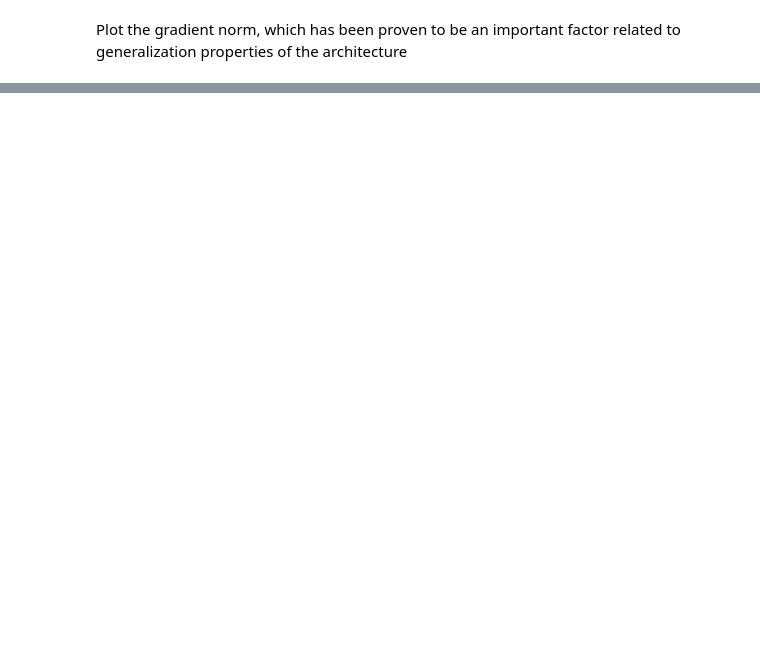
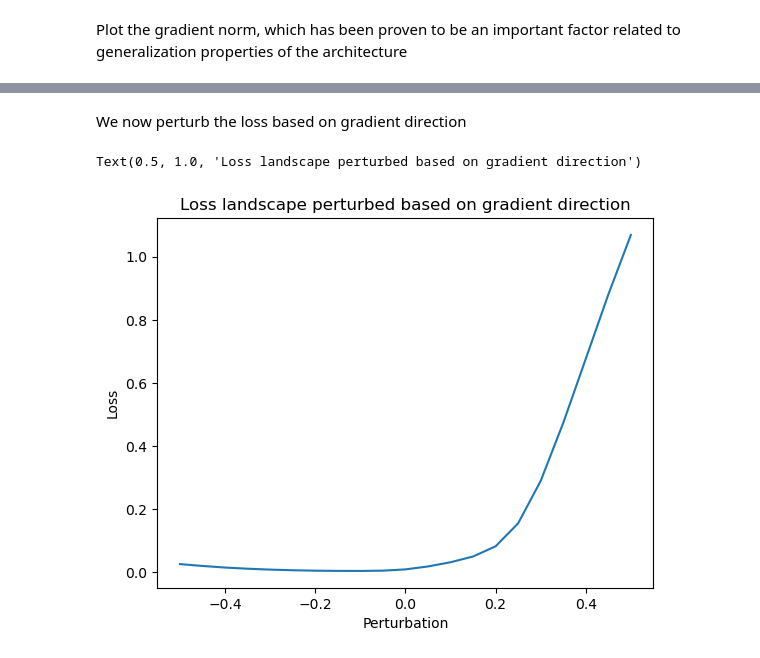
Before and after one commit to albias1996/OptML_project, a Jupyter notebook: main_adam_MNIST.ipynb, the cells around one changed output, grey strips where cells are left out. Saved outputs shown, nothing was run; the diff lists cells and outputs as text; code cells hidden in the pictures; blank space fills up the shorter version.

```diff
--- a/main_adam_MNIST.ipynb
+++ b/main_adam_MNIST.ipynb
@@ -180,0 +209,34 @@ The top two eigenvalues of this model are: 0.0509 0.1297
+# %% [markdown]
+We now perturb the loss based on gradient direction
+# %%
+from pyhessian.utils import normalization
+
+
+# used to perturb your model
+lams = np.linspace(-0.5, 0.5, 21).astype(np.float32)
+
+loss_list = []
+
+# create a copy of the model
+model_perb = copy.deepcopy(model)
+
+# generate gradient vector to do the loss plot
+loss = criterion(model_perb(hessian_input), hessian_label)
+loss.backward()
+
+v = [p.grad.data for p in model_perb.parameters()]
+v = normalization(v)
+model_perb.zero_grad()
+
+
+for lam in lams:
+    model_perb = get_params(model, model_perb, v, lam)
+    loss_list.append(criterion(model_perb(hessian_input), hessian_label).item())
+
+plt.plot(lams, loss_list)
+plt.ylabel('Loss')
+plt.xlabel('Perturbation')
+plt.title('Loss landscape perturbed based on gradient direction')
+# %% [output]
+Text(0.5, 1.0, 'Loss landscape perturbed based on gradient direction')
+[figure, added]
```
Also changed, not shown: parts of 16 cells of this notebook, 4 other files.
